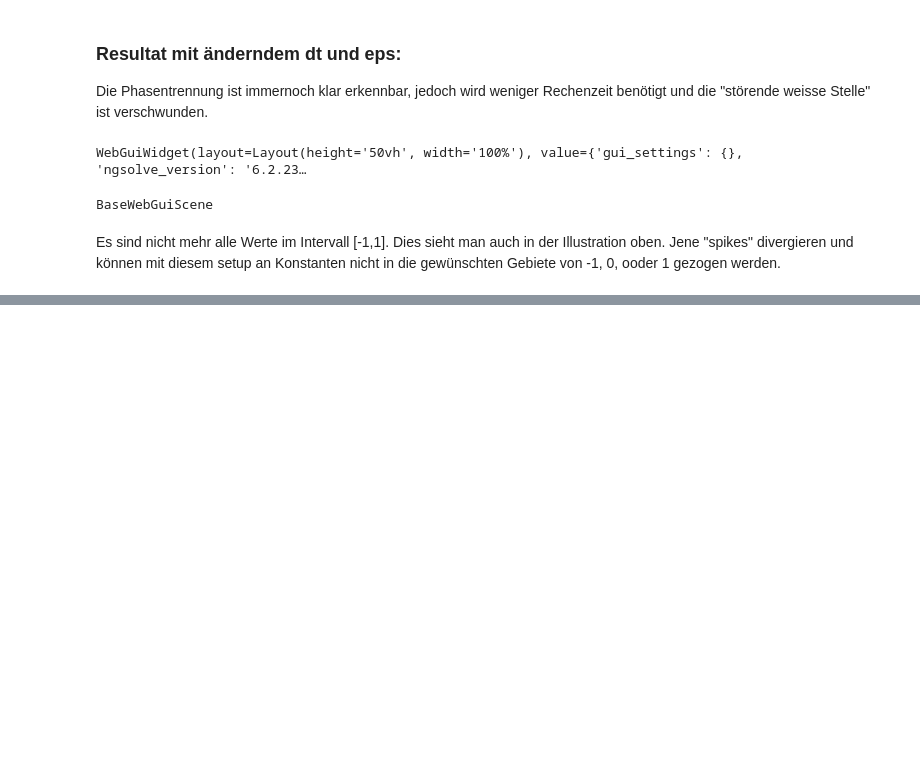
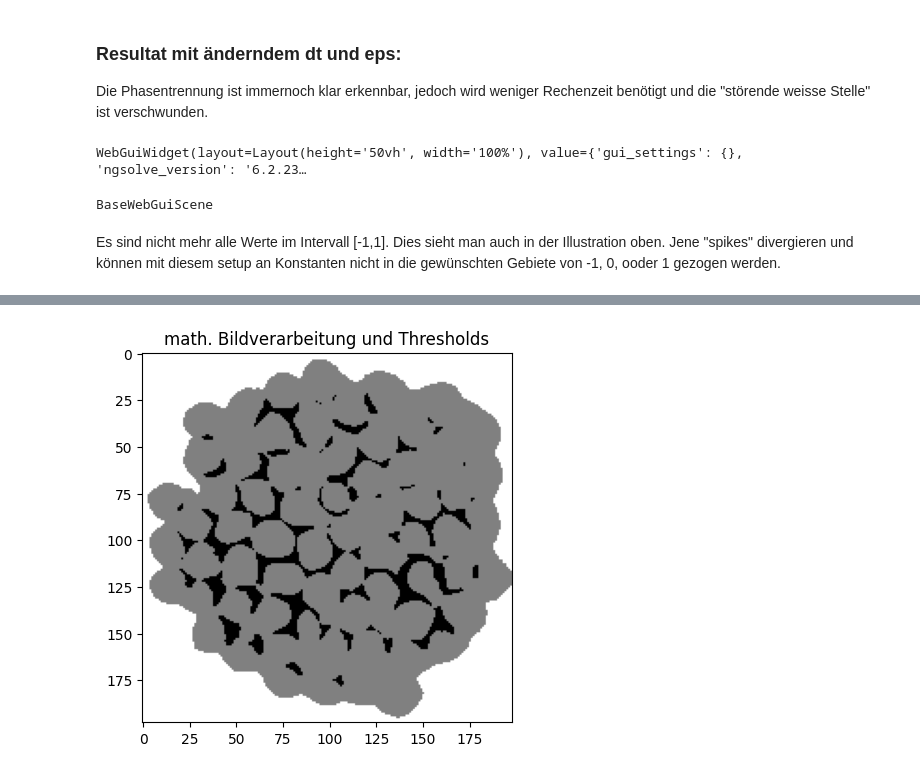
Before and after one commit to cyrilgabriele/HANA_Gruppe2, a Jupyter notebook: Notebooks/Aufgabe3.ipynb, the cells around one changed output, grey strips where cells are left out. Cells and saved outputs as stored; diff of their text form; code cells hidden in the pictures; blank space fills up the shorter version.

```diff
--- a/Notebooks/Aufgabe3.ipynb
+++ b/Notebooks/Aufgabe3.ipynb
@@ -197,0 +199,22 @@ plt.show()
+# %%
+imgThres = imgNew.copy()
+
+# Applizieren der Thresholds
+threshold1 = -0.5
+threshold2 = 0.5
+
+# Masken erstellen
+mask1 = imgThres <= threshold1
+mask2 = (imgThres > threshold1) & (imgThres <= threshold2)
+mask3 = imgThres > threshold2
+
+# Masken anwenden
+imgThres[mask1] = -1
+imgThres[mask2] = 0
+imgThres[mask3] = 1
+
+plt.imshow(imgThres, cmap='gray')
+plt.title('math. Bildverarbeitung und Thresholds')
+plt.show()
+# %% [output]
+[figure, added]
```
Also changed, not shown: parts of 7 cells of this notebook, 3 other files.
